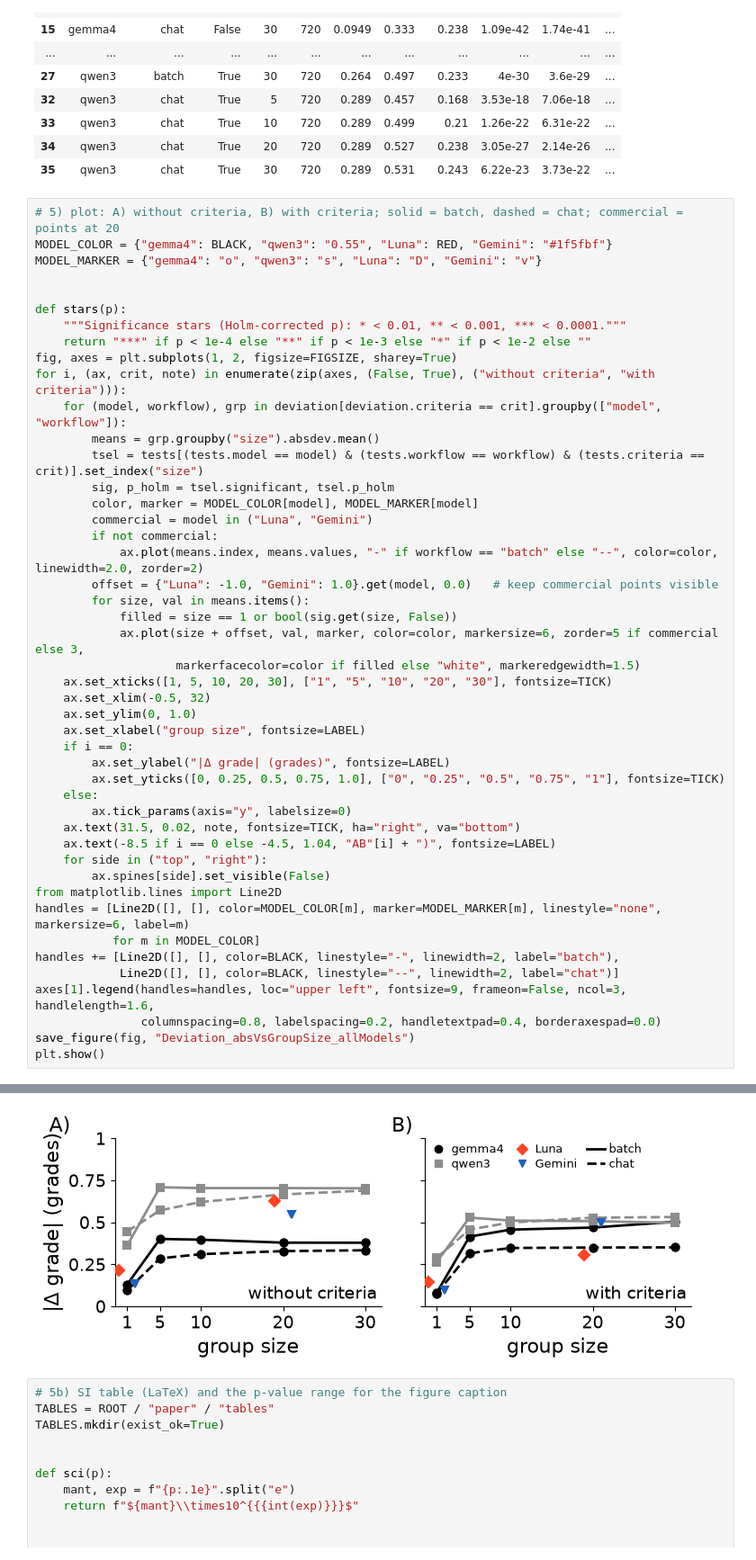
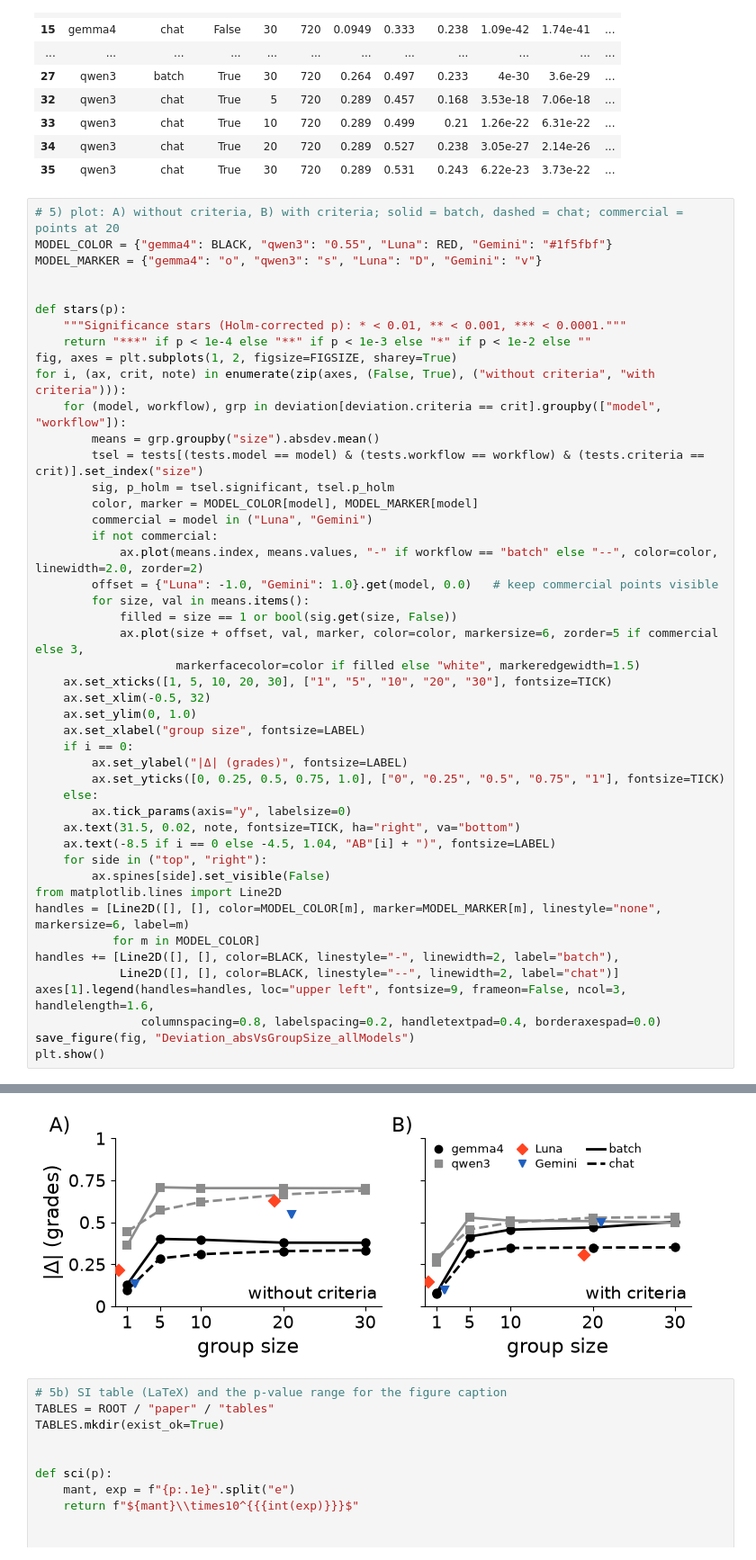
Before and after one commit to Hintzelab/graded-against-the-group, a Jupyter notebook: analysis.ipynb, the cells around one changed output, grey strips where cells are left out. Shown at 90% size. Saved outputs shown, nothing was run; the diff lists cells and outputs as text.

```diff
--- a/analysis.ipynb
+++ b/analysis.ipynb
@@ -1016,35 +1016,35 @@ for i, (ax, crit, note) in enumerate(zip(axes, (False, True), ("without criteria
         if not commercial:
             ax.plot(means.index, means.values, "-" if workflow == "batch" else "--", color=color, linewidth=2.0, zorder=2)
         offset = {"Luna": -1.0, "Gemini": 1.0}.get(model, 0.0)   # keep commercial points visible
         for size, val in means.items():
             filled = size == 1 or bool(sig.get(size, False))
             ax.plot(size + offset, val, marker, color=color, markersize=6, zorder=5 if commercial else 3,
                     markerfacecolor=color if filled else "white", markeredgewidth=1.5)
     ax.set_xticks([1, 5, 10, 20, 30], ["1", "5", "10", "20", "30"], fontsize=TICK)
     ax.set_xlim(-0.5, 32)
     ax.set_ylim(0, 1.0)
     ax.set_xlabel("group size", fontsize=LABEL)
     if i == 0:
-        ax.set_ylabel("|Δ grade| (grades)", fontsize=LABEL)
+        ax.set_ylabel("|Δ| (grades)", fontsize=LABEL)
         ax.set_yticks([0, 0.25, 0.5, 0.75, 1.0], ["0", "0.25", "0.5", "0.75", "1"], fontsize=TICK)
     else:
         ax.tick_params(axis="y", labelsize=0)
     ax.text(31.5, 0.02, note, fontsize=TICK, ha="right", va="bottom")
     ax.text(-8.5 if i == 0 else -4.5, 1.04, "AB"[i] + ")", fontsize=LABEL)
     for side in ("top", "right"):
         ax.spines[side].set_visible(False)
 from matplotlib.lines import Line2D
 handles = [Line2D([], [], color=MODEL_COLOR[m], marker=MODEL_MARKER[m], linestyle="none", markersize=6, label=m)
            for m in MODEL_COLOR]
 handles += [Line2D([], [], color=BLACK, linestyle="-", linewidth=2, label="batch"),
             Line2D([], [], color=BLACK, linestyle="--", linewidth=2, label="chat")]
 axes[1].legend(handles=handles, loc="upper left", fontsize=9, frameon=False, ncol=3, handlelength=1.6,
                columnspacing=0.8, labelspacing=0.2, handletextpad=0.4, borderaxespad=0.0)
 save_figure(fig, "Deviation_absVsGroupSize_allModels")
 plt.show()
 # %% [output]
 saved paper/figures/Deviation_absVsGroupSize_allModels.pdf
-[figure, old version]
+[figure, new version]
 # %%
 # 5b) SI table (LaTeX) and the p-value range for the figure caption
 TABLES = ROOT / "paper" / "tables"
```
Also changed, not shown: parts of 1 cell of this notebook.
